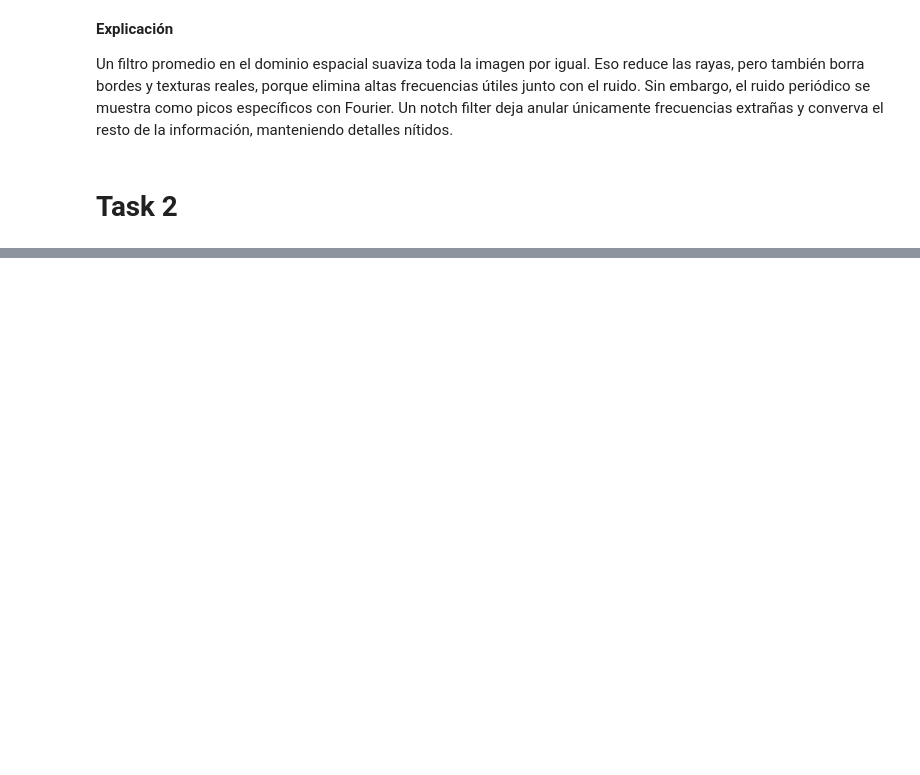
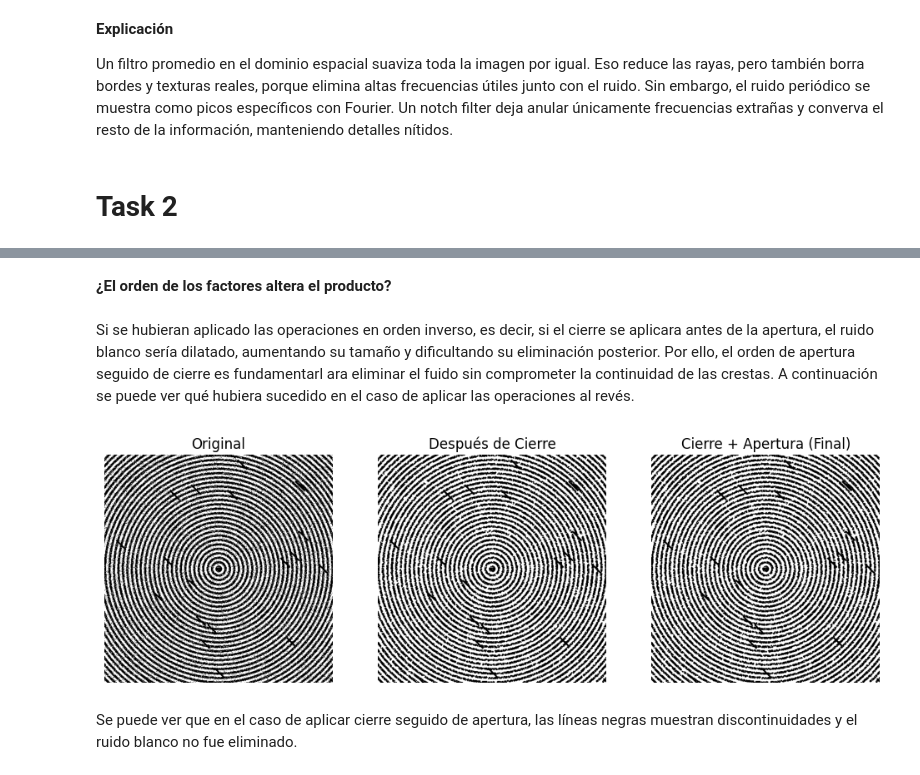
Before and after one commit to ArielaMishaanCohen/LAB2, a Jupyter notebook: LAB2.ipynb, the cells around one changed output, grey strips where cells are left out. Drawn from its saved outputs; the diff is of its cells as text; code cells hidden in the pictures; blank space fills up the shorter version.

```diff
--- a/LAB2.ipynb
+++ b/LAB2.ipynb
@@ -155,0 +219,38 @@ Un filtro promedio en el dominio espacial suaviza toda la imagen por igual. Eso
+# %% [markdown]
+**¿El orden de los factores altera el producto?**
+# %% [markdown]
+Si se hubieran aplicado las operaciones en orden inverso, es decir, si el cierre se aplicara antes de la apertura, el ruido blanco sería dilatado, aumentando su tamaño y dificultando su eliminación posterior. Por ello, el orden de apertura seguido de cierre es fundamentarl ara eliminar el fuido sin comprometer la continuidad de las crestas. A continuación se puede ver qué hubiera sucedido en el caso de aplicar las operaciones al revés.
+# %%
+img_gris = cv2.imread('fingerprint_noisy.png', 0) # 0 = escala de grises
+
+# Binarizar (Umbral) -> arriba del 127 se convierte a negro.
+_, img_binaria = cv2.threshold(img_gris, 127, 255, cv2.THRESH_BINARY)
+
+kernel_cierre = cv2.getStructuringElement(cv2.MORPH_ELLIPSE, (3,3))
+cierre = cv2.morphologyEx(img_binaria, cv2.MORPH_CLOSE, kernel_cierre)
+
+kernel_apertura = cv2.getStructuringElement(cv2.MORPH_ELLIPSE, (3,3))
+apertura = cv2.morphologyEx(cierre, cv2.MORPH_OPEN, kernel_apertura)
+
+plt.figure(figsize=(12,4))
+
+plt.subplot(131)
+plt.imshow(img_binaria, cmap='gray')
+plt.title("Original")
+plt.axis('off')
+
+plt.subplot(132)
+plt.imshow(cierre, cmap='gray')
+plt.title("Después de Cierre")
+plt.axis('off')
+
+plt.subplot(133)
+plt.imshow(cierre, cmap='gray')
+plt.title("Cierre + Apertura (Final)")
+plt.axis('off')
+
+plt.show()
+# %% [output]
+[figure, added]
+# %% [markdown]
+Se puede ver que en el caso de aplicar cierre seguido de apertura, las líneas negras muestran discontinuidades y el ruido blanco no fue eliminado.
```
Also changed, not shown: parts of 19 cells of this notebook.
